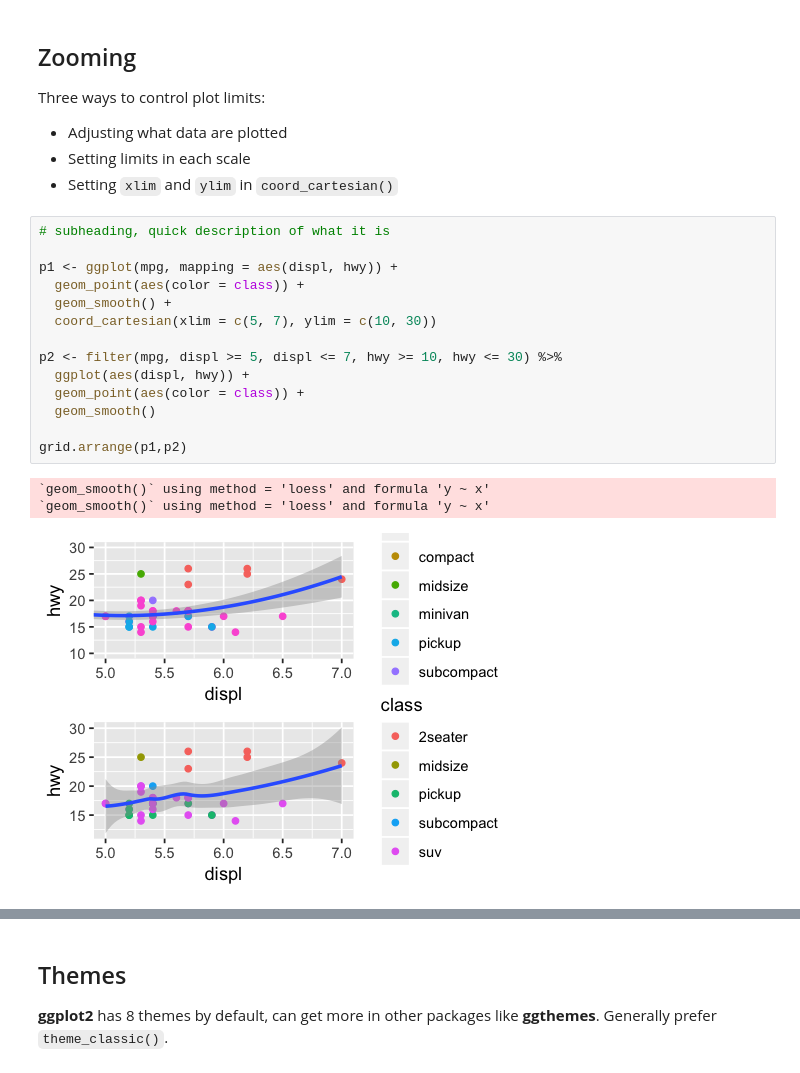
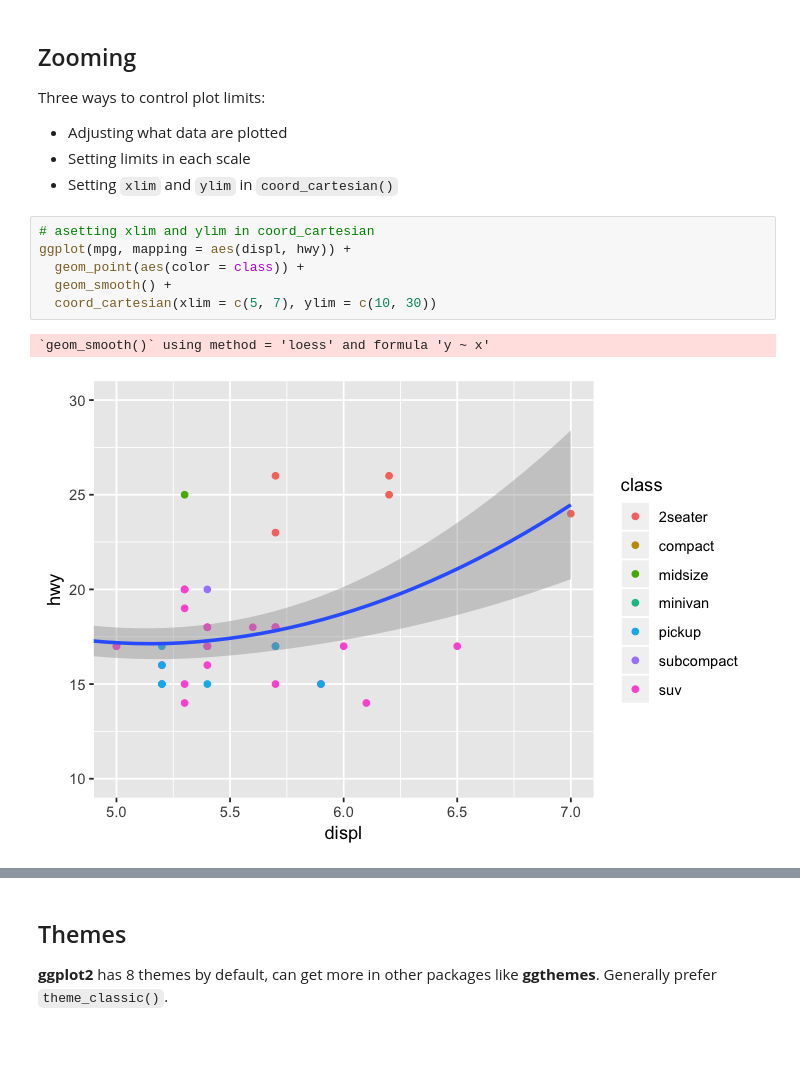
Before and after one commit to compbiocore/tidyverse-workshop, a Jupyter notebook: notebooks/workshop.ipynb, the cells around one changed output, grey strips where cells are left out. Saved outputs shown, nothing was run; the diff lists cells and outputs as text; blank space fills up the shorter version.

```diff
--- a/notebooks/workshop.ipynb
+++ b/notebooks/workshop.ipynb
@@ -993,20 +1153,11 @@ Three ways to control plot limits:
  * Setting limits in each scale
  * Setting `xlim` and `ylim` in `coord_cartesian()`
 # %%
-# subheading, quick description of what it is
-
-p1 <- ggplot(mpg, mapping = aes(displ, hwy)) +
+# asetting xlim and ylim in coord_cartesian
+ggplot(mpg, mapping = aes(displ, hwy)) +
   geom_point(aes(color = class)) +
   geom_smooth() +
   coord_cartesian(xlim = c(5, 7), ylim = c(10, 30))
-
-p2 <- filter(mpg, displ >= 5, displ <= 7, hwy >= 10, hwy <= 30) %>%
-  ggplot(aes(displ, hwy)) +
-  geom_point(aes(color = class)) +
-  geom_smooth()
-
-grid.arrange(p1,p2)
 # %% [output]
 `geom_smooth()` using method = 'loess' and formula 'y ~ x'
-`geom_smooth()` using method = 'loess' and formula 'y ~ x'
-[figure, old version]
+[figure, new version]
```
Also changed, not shown: parts of 110 cells of this notebook.
